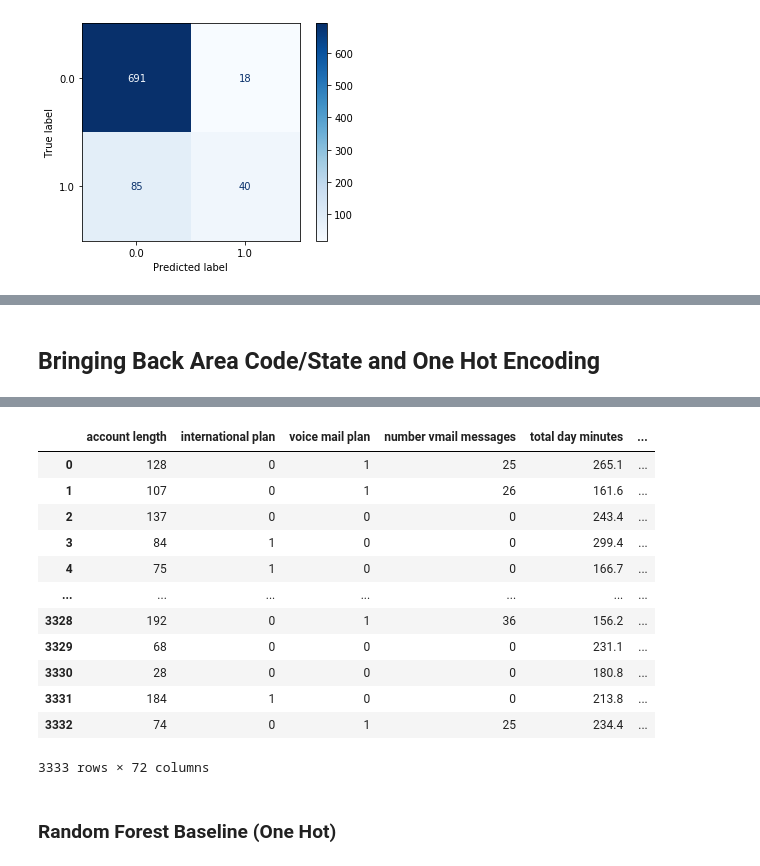
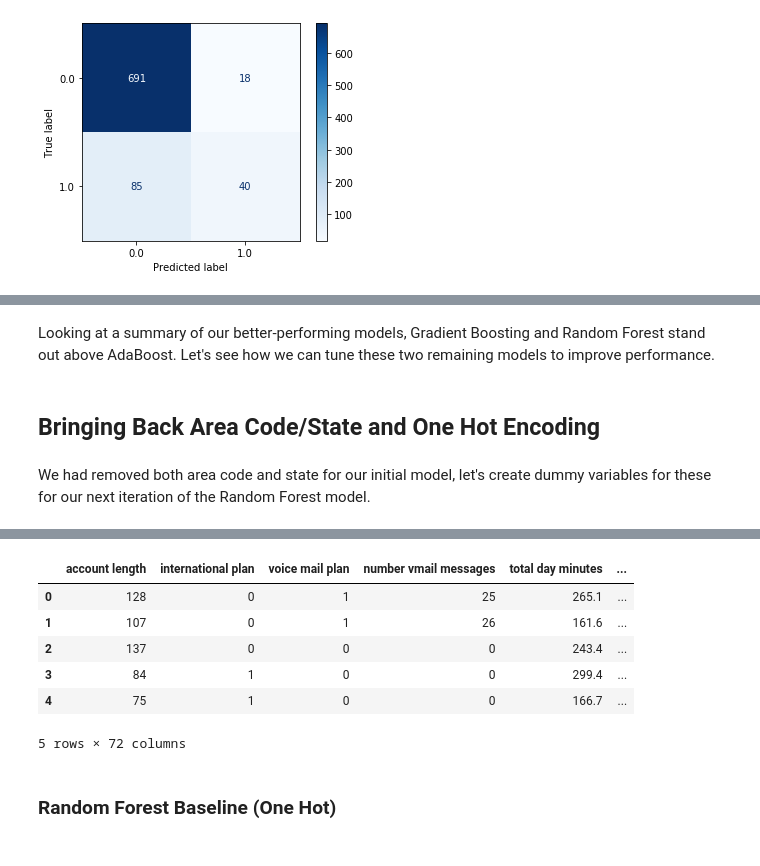
Before and after one commit to JonahFlateman/SyriaTel-Customer-Churn, a Jupyter notebook: student - new edit.ipynb, the cells around one changed output, grey strips where cells are left out. Drawn from its saved outputs; the diff is of its cells as text; code cells hidden in the pictures.

```diff
--- a/student - new edit.ipynb
+++ b/student - new edit.ipynb
@@ -499,3 +567,7 @@ Recall: 0.824
+# %% [markdown]
+Looking at a summary of our better-performing models, Gradient Boosting and Random Forest stand out above AdaBoost.  Let's see how we can tune these two remaining models to improve performance.
 # %% [markdown]
 ## Bringing Back Area Code/State and One Hot Encoding
+# %% [markdown]
+We had removed both area code and state for our initial model, let's create dummy variables for these for our next iteration of the Random Forest model.
 # %%
@@ -521,21 +594,15 @@ Index(['account length', 'international plan', 'voice mail plan',
        'area code_510'],
       dtype='object')
 # %%
-one_hot_df
+one_hot_df.head()
 # %% [output]
 |  | account length | international plan | voice mail plan | number vmail messages | total day minutes | ... |
 | 0 | 128 | 0 | 1 | 25 | 265.1 | ... |
 | 1 | 107 | 0 | 1 | 26 | 161.6 | ... |
 | 2 | 137 | 0 | 0 | 0 | 243.4 | ... |
 | 3 | 84 | 1 | 0 | 0 | 299.4 | ... |
 | 4 | 75 | 1 | 0 | 0 | 166.7 | ... |
-| ... | ... | ... | ... | ... | ... | ... |
-| 3328 | 192 | 0 | 1 | 36 | 156.2 | ... |
-| 3329 | 68 | 0 | 0 | 0 | 231.1 | ... |
-| 3330 | 28 | 0 | 0 | 0 | 180.8 | ... |
-| 3331 | 184 | 1 | 0 | 0 | 213.8 | ... |
-| 3332 | 74 | 0 | 1 | 25 | 234.4 | ... |
-3333 rows × 72 columns
+5 rows × 72 columns
 # %%
 X = one_hot_df.drop(columns=['churn'], axis=1)
 y = one_hot_df.churn
```
Also changed, not shown: parts of 197 cells of this notebook, 1 other file.
